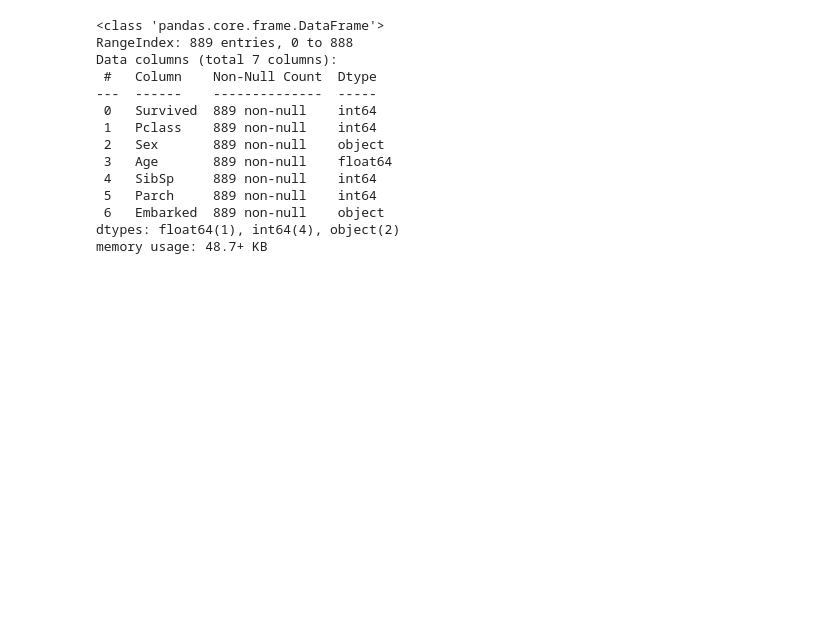
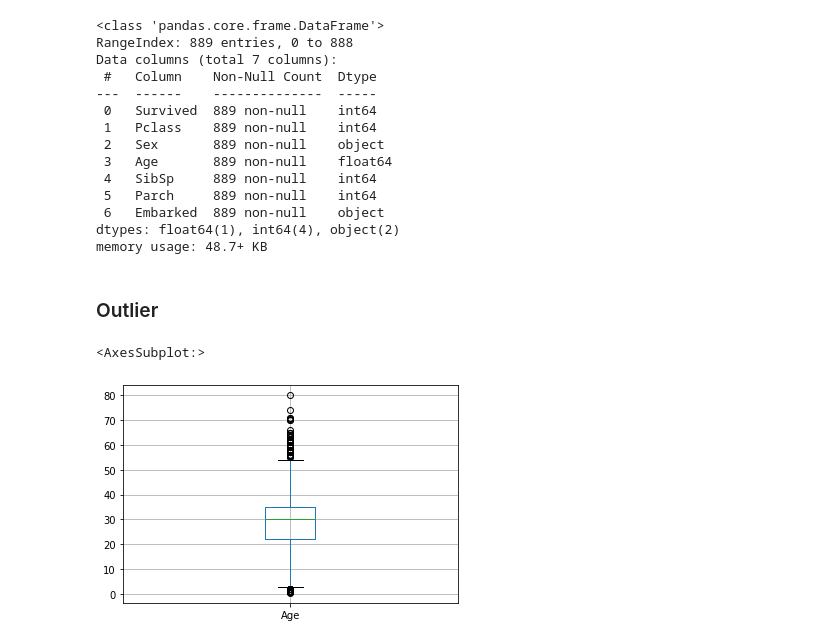
Before and after one commit to prakharkumar2515/EDA, a Jupyter notebook: EDA_basics.ipynb, the cells around one changed output. Saved outputs shown, nothing was run; the diff lists cells and outputs as text; code cells hidden in the pictures; blank space fills up the shorter version.

```diff
--- a/EDA_basics.ipynb
+++ b/EDA_basics.ipynb
@@ -141,3 +153,10 @@ Data columns (total 7 columns):
  6   Embarked  889 non-null    object
 dtypes: float64(1), int64(4), object(2)
 memory usage: 48.7+ KB
+# %% [markdown]
+### Outlier
+# %%
+df.boxplot(column=['Age'])
+# %% [output]
+<AxesSubplot:>
+[figure, added]
```
Also changed, not shown: parts of 36 cells of this notebook, 1 other file.
